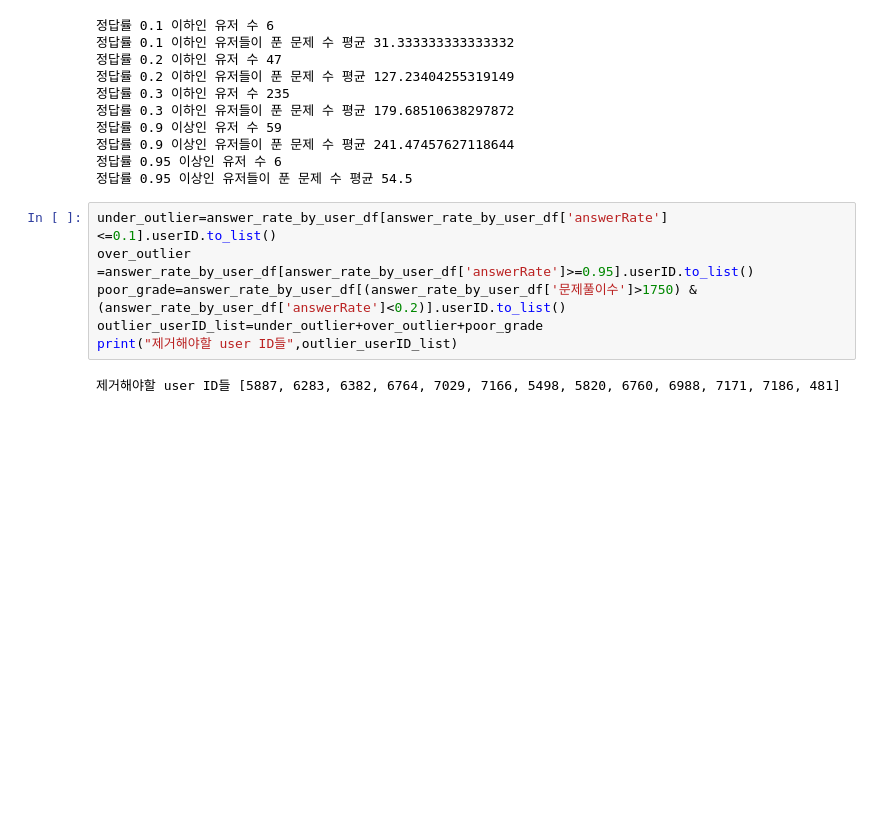
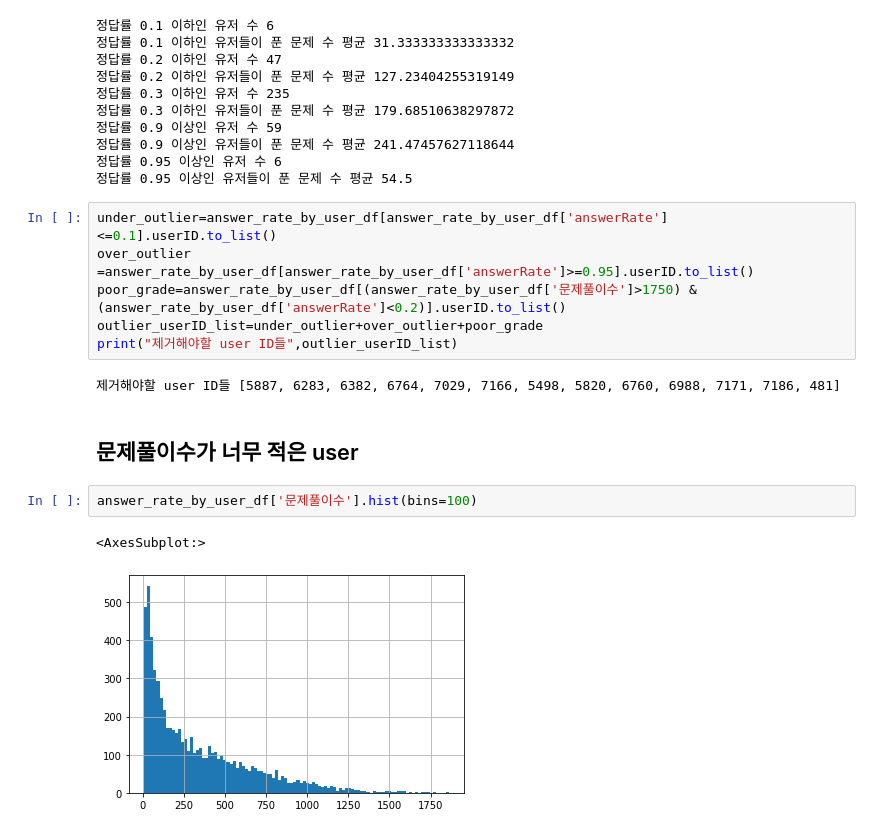
Before and after one commit to boostcampaitech3/level2-dkt-level2-recsys-07, a Jupyter notebook: EDA/Student_score_analysis.ipynb, the cells around one changed output. Cells and saved outputs as stored; diff of their text form; blank space fills up the shorter version.

Commit message:
[FEAT][이채원] small_solved_problem user outlier

```diff
--- a/EDA/Student_score_analysis.ipynb
+++ b/EDA/Student_score_analysis.ipynb
@@ -296,3 +298,10 @@ outlier_userID_list=under_outlier+over_outlier+poor_grade
 print("제거해야할 user ID들",outlier_userID_list)
 # %% [output]
 제거해야할 user ID들 [5887, 6283, 6382, 6764, 7029, 7166, 5498, 5820, 6760, 6988, 7171, 7186, 481]
+# %% [markdown]
+## 문제풀이수가 너무 적은 user
+# %%
+answer_rate_by_user_df['문제풀이수'].hist(bins=100)
+# %% [output]
+<AxesSubplot:>
+[figure, added]
```
Also changed, not shown: parts of 3 cells of this notebook, 2 other files.
